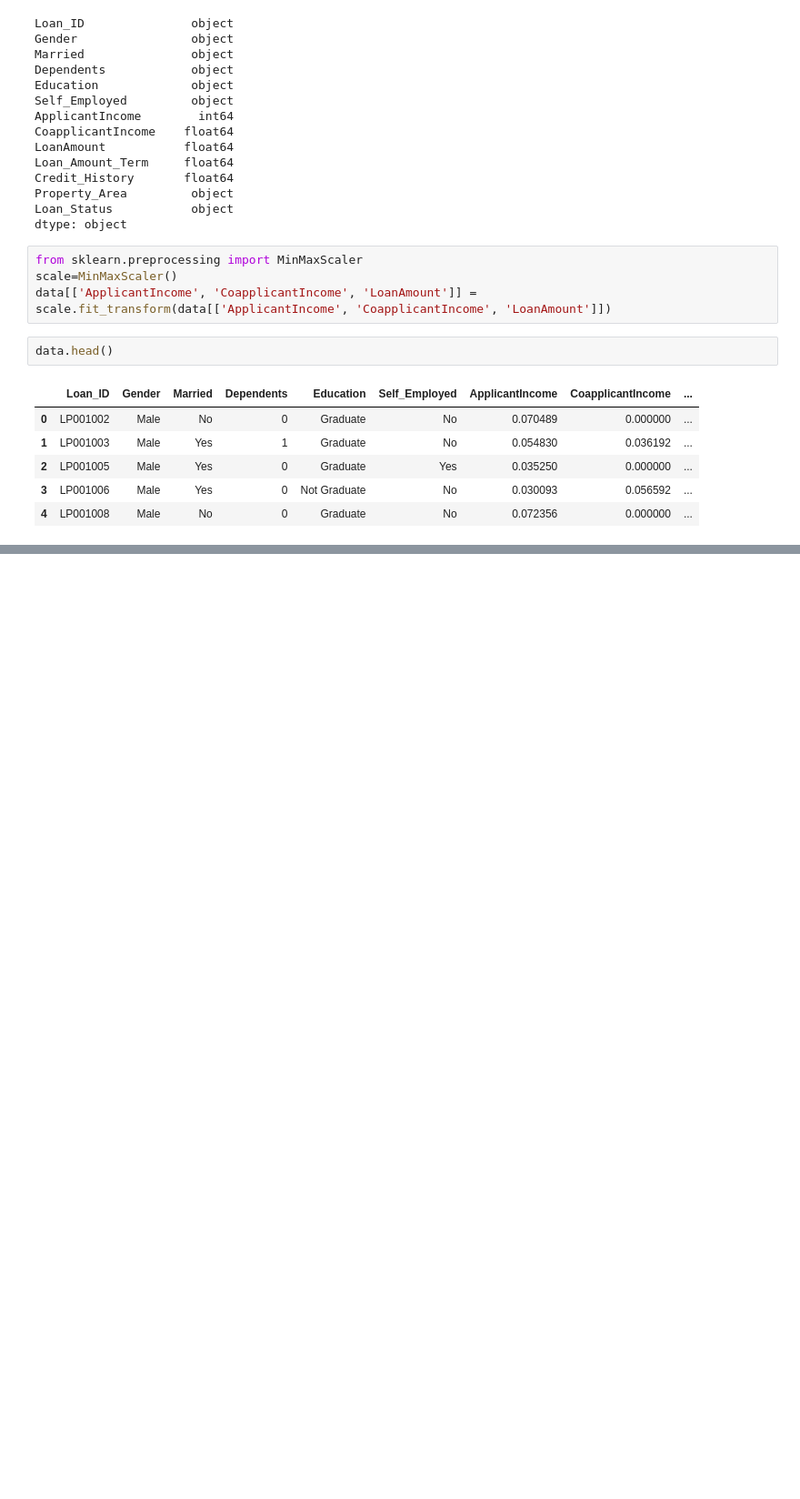
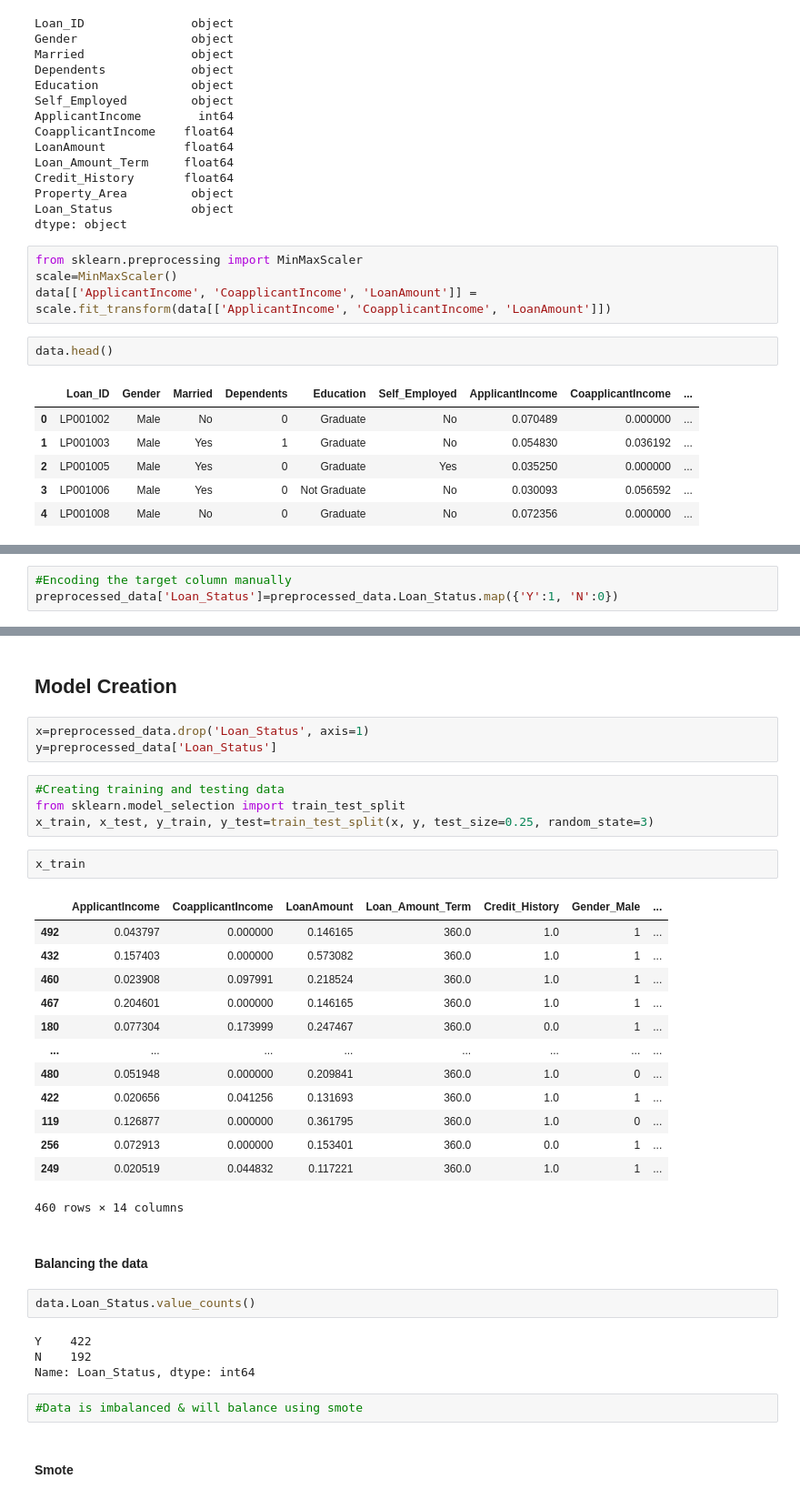
Before and after one commit to Abdul-Samii/Support-Vector-Machine, a Jupyter notebook: svm-python.ipynb, the cells around one changed output, grey strips where cells are left out. Shown at 91% size. Saved outputs shown, nothing was run; the diff lists cells and outputs as text; blank space fills up the shorter version.

```diff
--- a/svm-python.ipynb
+++ b/svm-python.ipynb
@@ -480,0 +612,3 @@ data.head()
+# %%
+#Encoding the target column manually
+preprocessed_data['Loan_Status']=preprocessed_data.Loan_Status.map({'Y':1, 'N':0})
@@ -480,0 +624,37 @@ data.head()
+# %% [markdown]
+## Model Creation
+# %%
+x=preprocessed_data.drop('Loan_Status', axis=1)
+y=preprocessed_data['Loan_Status']
+# %%
+#Creating training and testing data
+from sklearn.model_selection import train_test_split
+x_train, x_test, y_train, y_test=train_test_split(x, y, test_size=0.25, random_state=3)
+# %%
+x_train
+# %% [output]
+|  | ApplicantIncome | CoapplicantIncome | LoanAmount | Loan_Amount_Term | Credit_History | Gender_Male | ... |
+| 492 | 0.043797 | 0.000000 | 0.146165 | 360.0 | 1.0 | 1 | ... |
+| 432 | 0.157403 | 0.000000 | 0.573082 | 360.0 | 1.0 | 1 | ... |
+| 460 | 0.023908 | 0.097991 | 0.218524 | 360.0 | 1.0 | 1 | ... |
+| 467 | 0.204601 | 0.000000 | 0.146165 | 360.0 | 1.0 | 1 | ... |
+| 180 | 0.077304 | 0.173999 | 0.247467 | 360.0 | 0.0 | 1 | ... |
+| ... | ... | ... | ... | ... | ... | ... | ... |
+| 480 | 0.051948 | 0.000000 | 0.209841 | 360.0 | 1.0 | 0 | ... |
+| 422 | 0.020656 | 0.041256 | 0.131693 | 360.0 | 1.0 | 1 | ... |
+| 119 | 0.126877 | 0.000000 | 0.361795 | 360.0 | 1.0 | 0 | ... |
+| 256 | 0.072913 | 0.000000 | 0.153401 | 360.0 | 0.0 | 1 | ... |
+| 249 | 0.020519 | 0.044832 | 0.117221 | 360.0 | 1.0 | 1 | ... |
+460 rows × 14 columns
+# %% [markdown]
+#### Balancing the data
+# %%
+data.Loan_Status.value_counts()
+# %% [output]
+Y    422
+N    192
+Name: Loan_Status, dtype: int64
+# %%
+#Data is imbalanced & will balance using smote
+# %% [markdown]
+#### Smote
```
Also changed, not shown: parts of 48 cells of this notebook, 1 other file.
